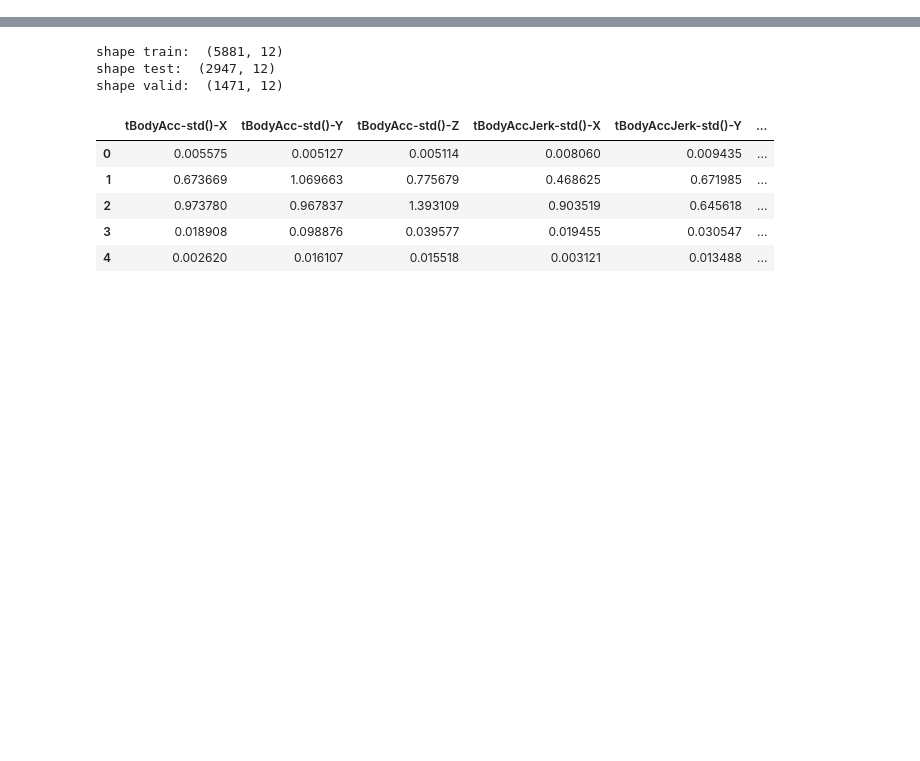
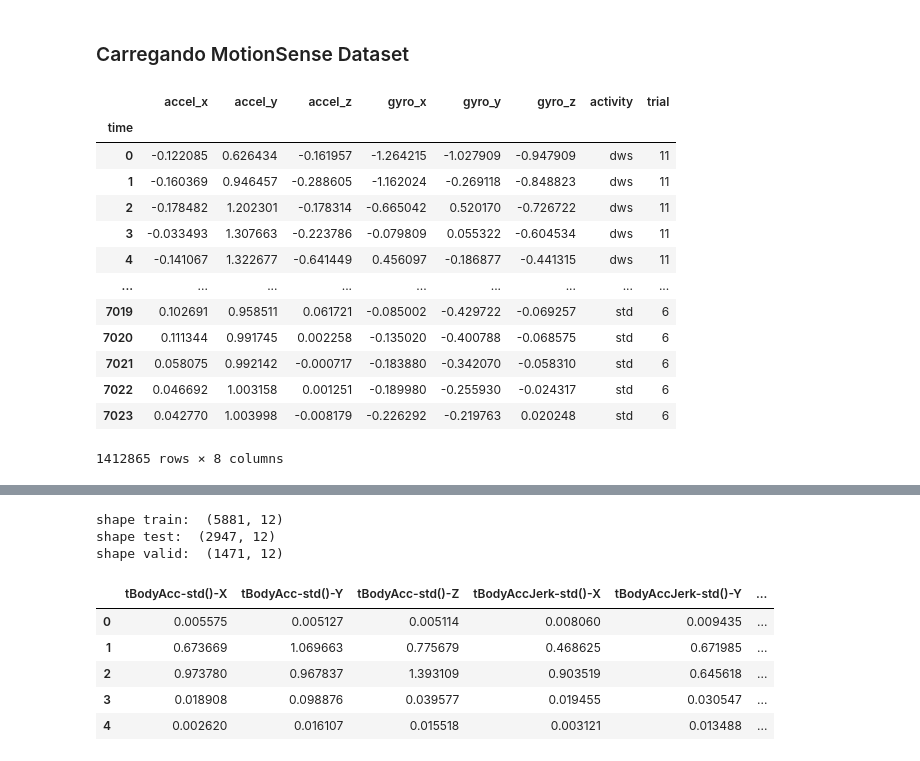
Before and after one commit to filipeas/ssl-experiments, a Jupyter notebook: vae/vae_training.ipynb, the cells around one changed output, grey strips where cells are left out. Saved outputs shown, nothing was run; the diff lists cells and outputs as text; code cells hidden in the pictures; blank space fills up the shorter version.

Commit message:
tests with motion sense dataset

```diff
--- a/vae/vae_training.ipynb
+++ b/vae/vae_training.ipynb
@@ -12,3 +12,54 @@ from sklearn.metrics import mean_squared_error, mean_absolute_error, r2_score
 from torch.utils.data import DataLoader, Dataset
 import torch.nn.functional as F
 import torch.nn.init as init
+# %% [markdown]
+### Carregando MotionSense Dataset
+# %%
+path = 'dataset/motion_sense/A_DeviceMotion_data/A_DeviceMotion_data/'
+
+list_of_folders = os.listdir(path)
+list_of_directories = [path + i for i in list_of_folders]
+list_of_directories = [s for s in list_of_directories if '.DS_Store' not in s]
+list_of_dfs = []
+
+activities = ['dws', 'ups', 'sit', 'std', 'wlk', 'jog']
+
+# Iterating through the directories and appending the dataframes for each subject in each of the trials to a list for further use.
+
+for i in list_of_directories:
+    list_of_csv = os.listdir(i)
+    for j in list_of_csv:
+        k = pd.read_csv(i + '/' + j).rename(columns={'Unnamed: 0': 'time'})
+        k['subject'] = int(j.split('_')[1].split('.')[0])
+        k['activity'] = i.split('/')[4].split('_')[0]
+        k['trial'] = int(i.split('/')[4].split('_')[1])
+        k.insert(0, 'accel_x', k['userAcceleration.x'] + k['gravity.x'])
+        k.insert(1, 'accel_y', k['userAcceleration.y'] + k['gravity.y'])
+        k.insert(2, 'accel_z', k['userAcceleration.z'] + k['gravity.z'])
+        k.insert(3, 'accel_norm', np.sqrt(k['accel_x']**2 + k['accel_y']**2 + k['accel_z']**2))
+        list_of_dfs.append(k)
+
+# Creating one big dataframe (df) from the list of all individual dataframes. Dropping unnecessary columns and renaming the ones for rotation.
+
+df = pd.concat(list_of_dfs).set_index('time')
+df = df.drop(['attitude.roll', 'attitude.pitch', 'attitude.yaw', 'gravity.x', 'gravity.y', 'gravity.z', 'userAcceleration.x', 'userAcceleration.y', 'userAcceleration.z'], axis=1)
+df = df.rename(columns={'rotationRate.x': 'gyro_x', 'rotationRate.y': 'gyro_y', 'rotationRate.z': 'gyro_z'})
+
+df.drop(columns=['accel_norm', 'subject'], inplace=True)
+# %%
+df
+# %% [output]
+|  | accel_x | accel_y | accel_z | gyro_x | gyro_y | gyro_z | activity | trial |
+| time |  |  |  |  |  |  |  |  |
+| 0 | -0.122085 | 0.626434 | -0.161957 | -1.264215 | -1.027909 | -0.947909 | dws | 11 |
+| 1 | -0.160369 | 0.946457 | -0.288605 | -1.162024 | -0.269118 | -0.848823 | dws | 11 |
+| 2 | -0.178482 | 1.202301 | -0.178314 | -0.665042 | 0.520170 | -0.726722 | dws | 11 |
+| 3 | -0.033493 | 1.307663 | -0.223786 | -0.079809 | 0.055322 | -0.604534 | dws | 11 |
+| 4 | -0.141067 | 1.322677 | -0.641449 | 0.456097 | -0.186877 | -0.441315 | dws | 11 |
+| ... | ... | ... | ... | ... | ... | ... | ... | ... |
+| 7019 | 0.102691 | 0.958511 | 0.061721 | -0.085002 | -0.429722 | -0.069257 | std | 6 |
+| 7020 | 0.111344 | 0.991745 | 0.002258 | -0.135020 | -0.400788 | -0.068575 | std | 6 |
+| 7021 | 0.058075 | 0.992142 | -0.000717 | -0.183880 | -0.342070 | -0.058310 | std | 6 |
+| 7022 | 0.046692 | 1.003158 | 0.001251 | -0.189980 | -0.255930 | -0.024317 | std | 6 |
+| 7023 | 0.042770 | 1.003998 | -0.008179 | -0.226292 | -0.219763 | 0.020248 | std | 6 |
+1412865 rows × 8 columns
```
Also changed, not shown: parts of 14 cells of this notebook, 3 other files.
